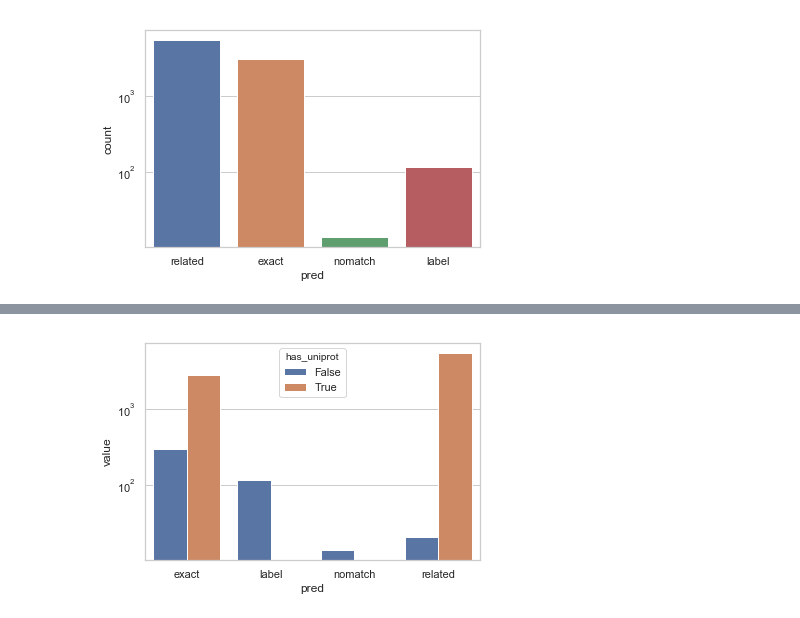
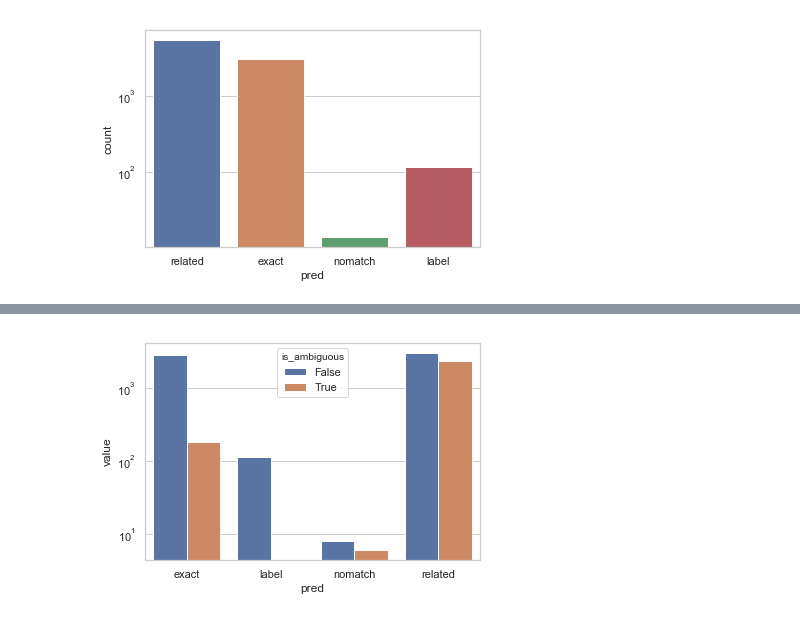
Before and after one commit to cmungall/reactioner, a Jupyter notebook: Chemical-Name-Usage.ipynb, the cells around one changed output, grey strips where cells are left out. Saved outputs shown, nothing was run; the diff lists cells and outputs as text; code cells hidden in the pictures.

```diff
--- a/Chemical-Name-Usage.ipynb
+++ b/Chemical-Name-Usage.ipynb
@@ -87,9 +103,10 @@ df
 # %%
-ct = pd.crosstab(df.pred, df.has_uniprot)
+df['is_ambiguous'] = df.apply(lambda row: row['ambigs'] != "", axis=1)
+ct = pd.crosstab(df.pred, df.is_ambiguous)
 stacked = ct.stack().reset_index().rename(columns={0:'value'})
 
 # plot grouped bar chart
-g = sns.barplot(x=stacked.pred, y=stacked.value, hue=stacked.has_uniprot)
+g = sns.barplot(x=stacked.pred, y=stacked.value, hue=stacked.is_ambiguous)
 g.set_yscale('log')
 # %% [output]
-[figure, old version]
+[figure, new version]
```
Also changed, not shown: parts of 8 cells of this notebook, 5 other files.
